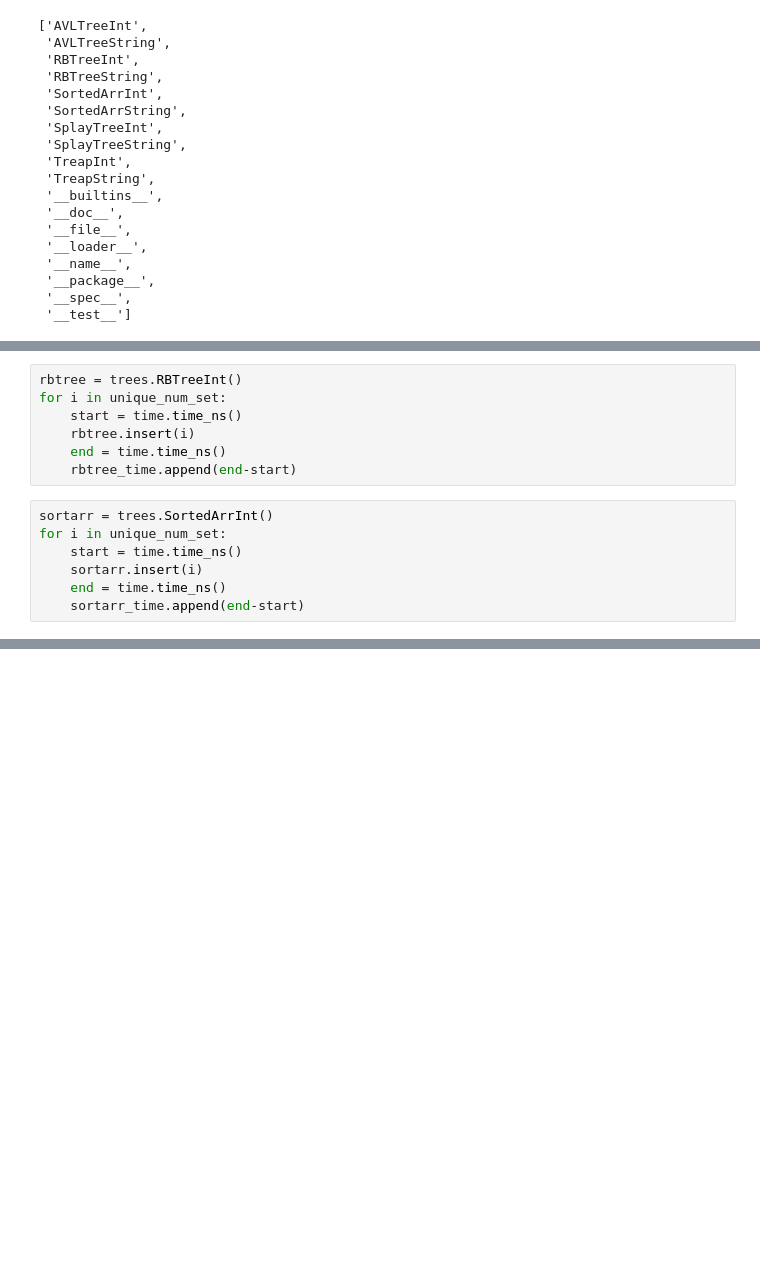
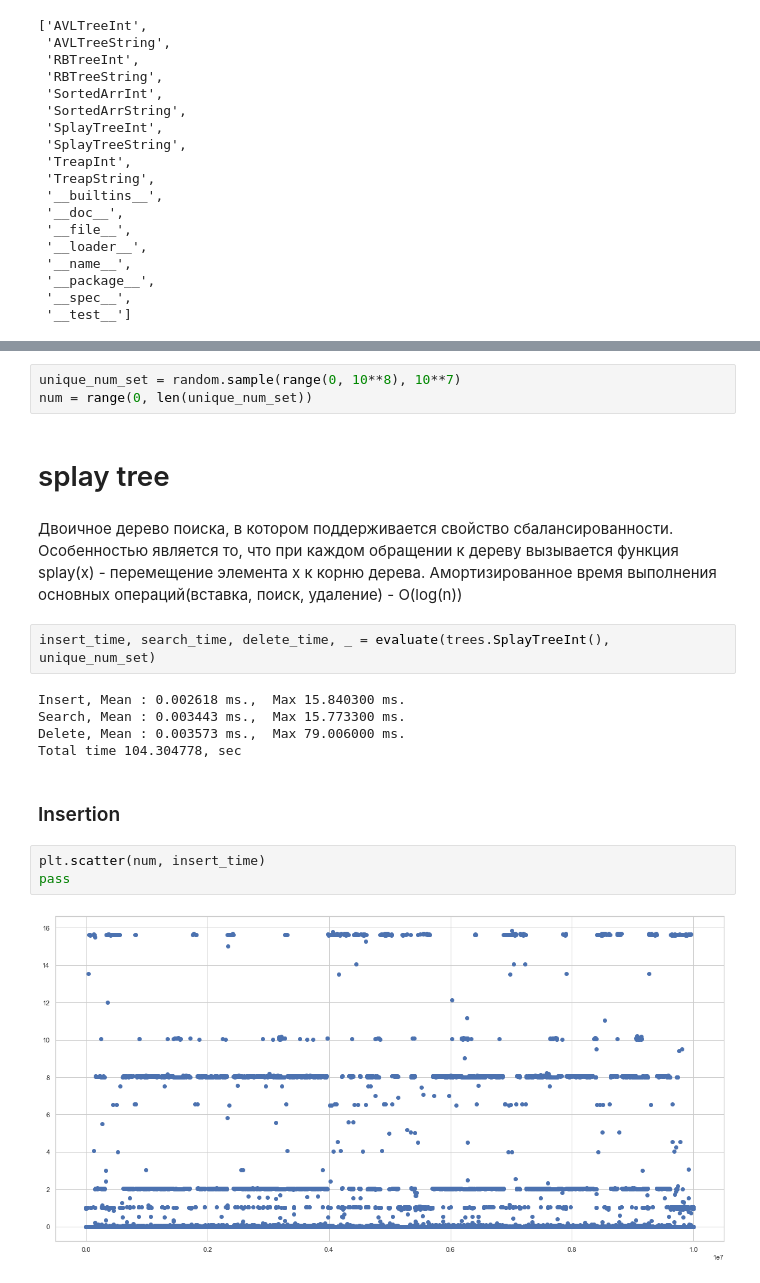
Before and after one commit to ivanvikhrev/search-trees-comparison, a Jupyter notebook: report.ipynb, the cells around one changed output, grey strips where cells are left out. Drawn from its saved outputs; the diff is of its cells as text; blank space fills up the shorter version.

```diff
--- a/report.ipynb
+++ b/report.ipynb
@@ -64,14 +36,0 @@ for i in unique_num_set:
-# %%
-rbtree = trees.RBTreeInt()
-for i in unique_num_set:
-    start = time.time_ns()
-    rbtree.insert(i)
-    end = time.time_ns()
-    rbtree_time.append(end-start)
-# %%
-sortarr = trees.SortedArrInt()
-for i in unique_num_set:
-    start = time.time_ns()
-    sortarr.insert(i)
-    end = time.time_ns()
-    sortarr_time.append(end-start)
@@ -117,0 +88,21 @@ plt.scatter(num, sortarr_time)
+# %%
+unique_num_set = random.sample(range(0, 10**8), 10**7)
+num = range(0, len(unique_num_set))
+# %% [markdown]
+# splay tree
+# %% [markdown]
+Двоичное дерево поиска, в котором поддерживается свойство сбалансированности. Особенностью является то, что при каждом обращении к дереву вызывается функция splay(x) - перемещение элемента x к корню дерева. Амортизированное время выполнения основных операций(вставка, поиск, удаление) - O(log(n))
+# %%
+insert_time, search_time, delete_time, _ = evaluate(trees.SplayTreeInt(), unique_num_set)
+# %% [output]
+Insert, Mean : 0.002618 ms.,  Max 15.840300 ms.
+Search, Mean : 0.003443 ms.,  Max 15.773300 ms.
+Delete, Mean : 0.003573 ms.,  Max 79.006000 ms.
+Total time 104.304778, sec
+# %% [markdown]
+### Insertion
+# %%
+plt.scatter(num, insert_time)
+pass
+# %% [output]
+[figure, added]
```
Also changed, not shown: parts of 66 cells of this notebook, 7 other files.
